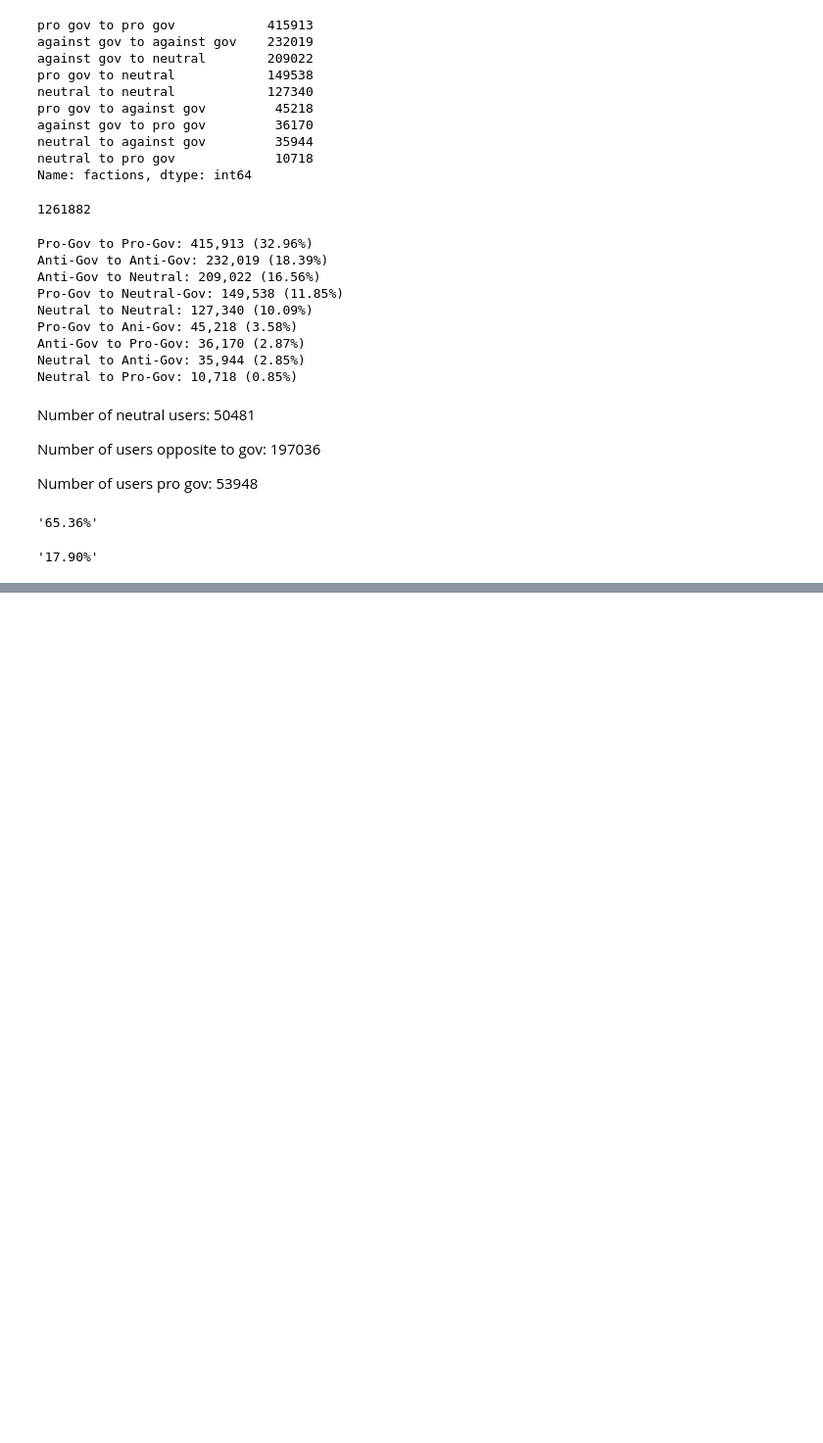
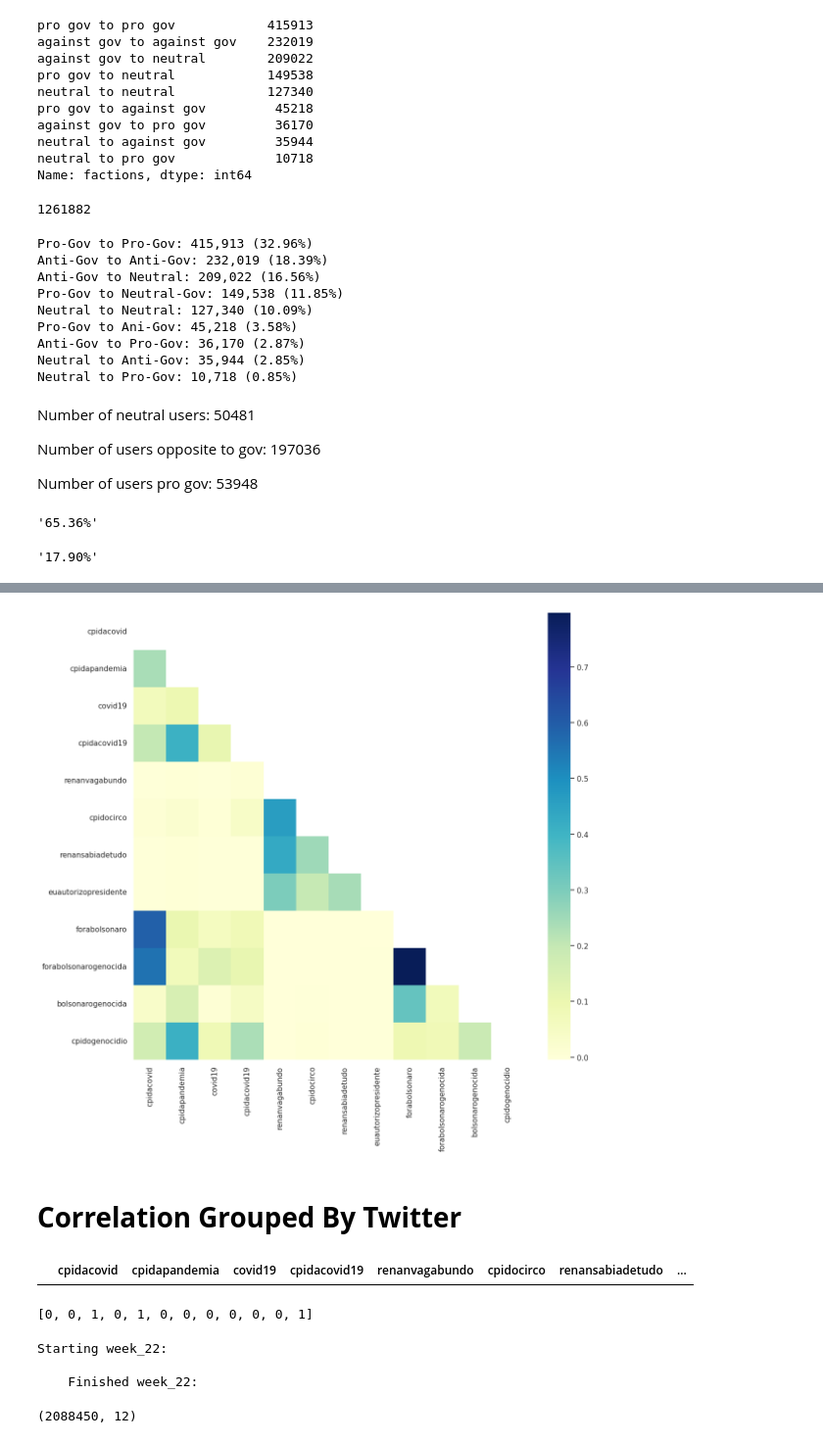
Before and after one commit to lucasraniere/twitter-cpi-case-study, a Jupyter notebook: hashtags_validation.ipynb, the cells around one changed output, grey strips where cells are left out. Shown at 98% size. Cells and saved outputs as stored; diff of their text form; code cells hidden in the pictures; blank space fills up the shorter version.

```diff
--- a/hashtags_validation.ipynb
+++ b/hashtags_validation.ipynb
@@ -1013,0 +1063,2 @@ percentage(53948, total_users)
+# %%
+df_corr = df.corr()
@@ -1013,0 +1091,15 @@ percentage(53948, total_users)
+# %%
+plt.figure(figsize=(13, 12))
+mask = np.triu(np.ones_like(df_corr, dtype=bool))
+dataplot = sb.heatmap(df_corr, cmap='YlGnBu', mask=mask)
+#dataplot = sns.heatmap(df_corr, annot=True, fmt='.2f')
+plt.show()
+# %% [output]
+[figure, added]
+# %% [markdown]
+# __Correlation Grouped By Twitter__
+# %%
+df_hash_usage = pd.DataFrame(columns=selected_hashtags)
+df_hash_usage.head()
+# %% [output]
+|  | cpidacovid | cpidapandemia | covid19 | cpidacovid19 | renanvagabundo | cpidocirco | renansabiadetudo | ... |
@@ -1013,0 +1114,26 @@ percentage(53948, total_users)
+# %%
+return_hashtag_row(['Covid19', 'renanvagabundo', 'cpidogenocidio'])
+# %% [output]
+[0, 0, 1, 0, 1, 0, 0, 0, 0, 0, 0, 1]
+# %%
+for week in week_list:
+    clear_output(wait=True)
+    print(f'Starting {week}:')
+    week_df = pd.read_parquet(f'{DATA_PATH+week}/merged_{week}.parquet')
+    for idx, tweet in week_df.iterrows():
+        hashtags = eval(tweet['hashtags'])
+        if hashtags:
+            for hashtag in hashtags:
+                if hashtag.lower() in selected_hashtags:
+                    df_hash_usage.loc[len(df_hash_usage.index)] = return_hashtag_row(hashtags)
+    print(f'''
+    Finished {week}:
+    ''')
+# %% [output]
+Starting week_22:
+
+    Finished week_22:
+# %%
+df_hash_usage.shape
+# %% [output]
+(2088450, 12)
```
Also changed, not shown: parts of 41 cells of this notebook, 3 other files.
